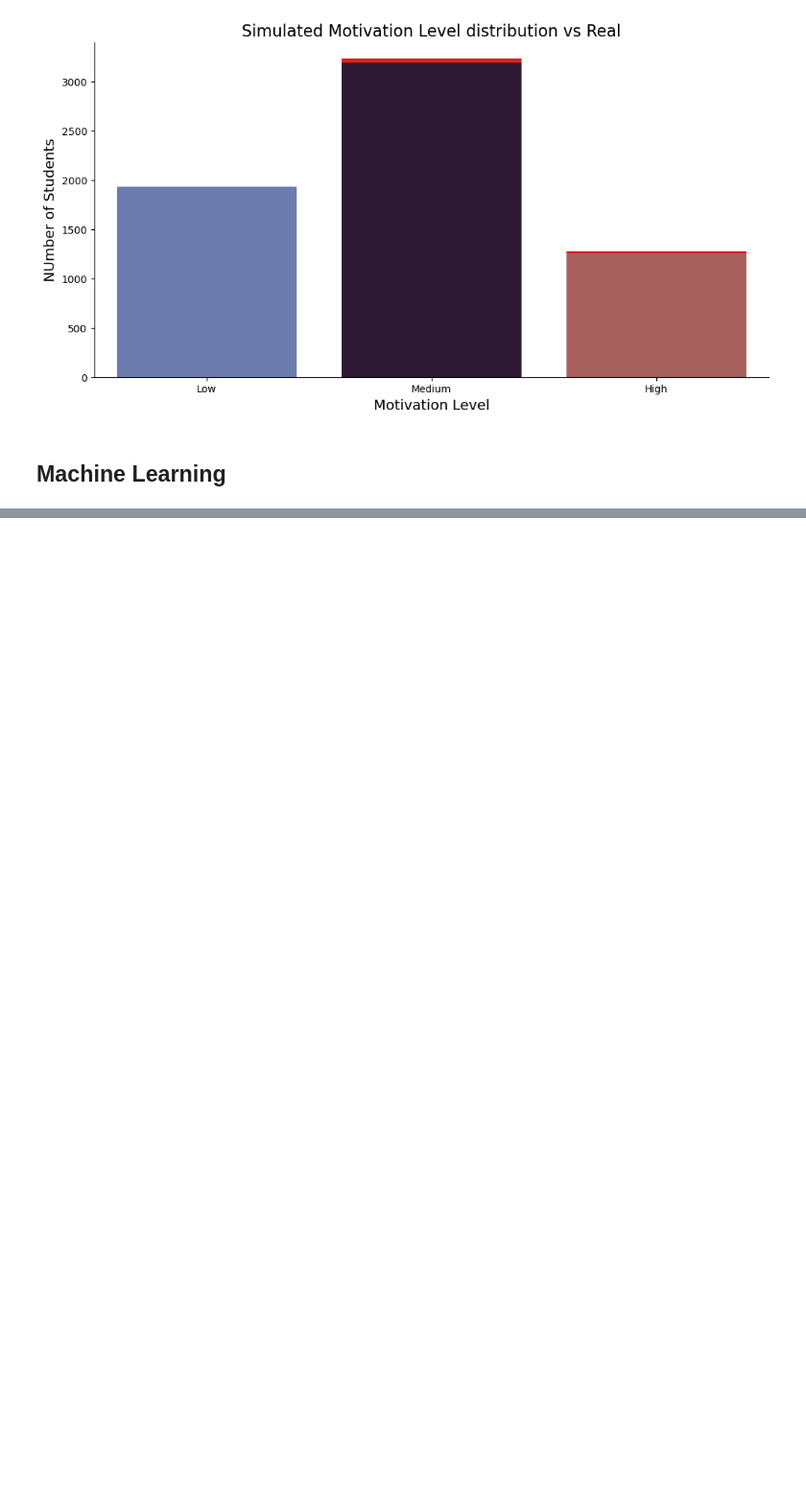
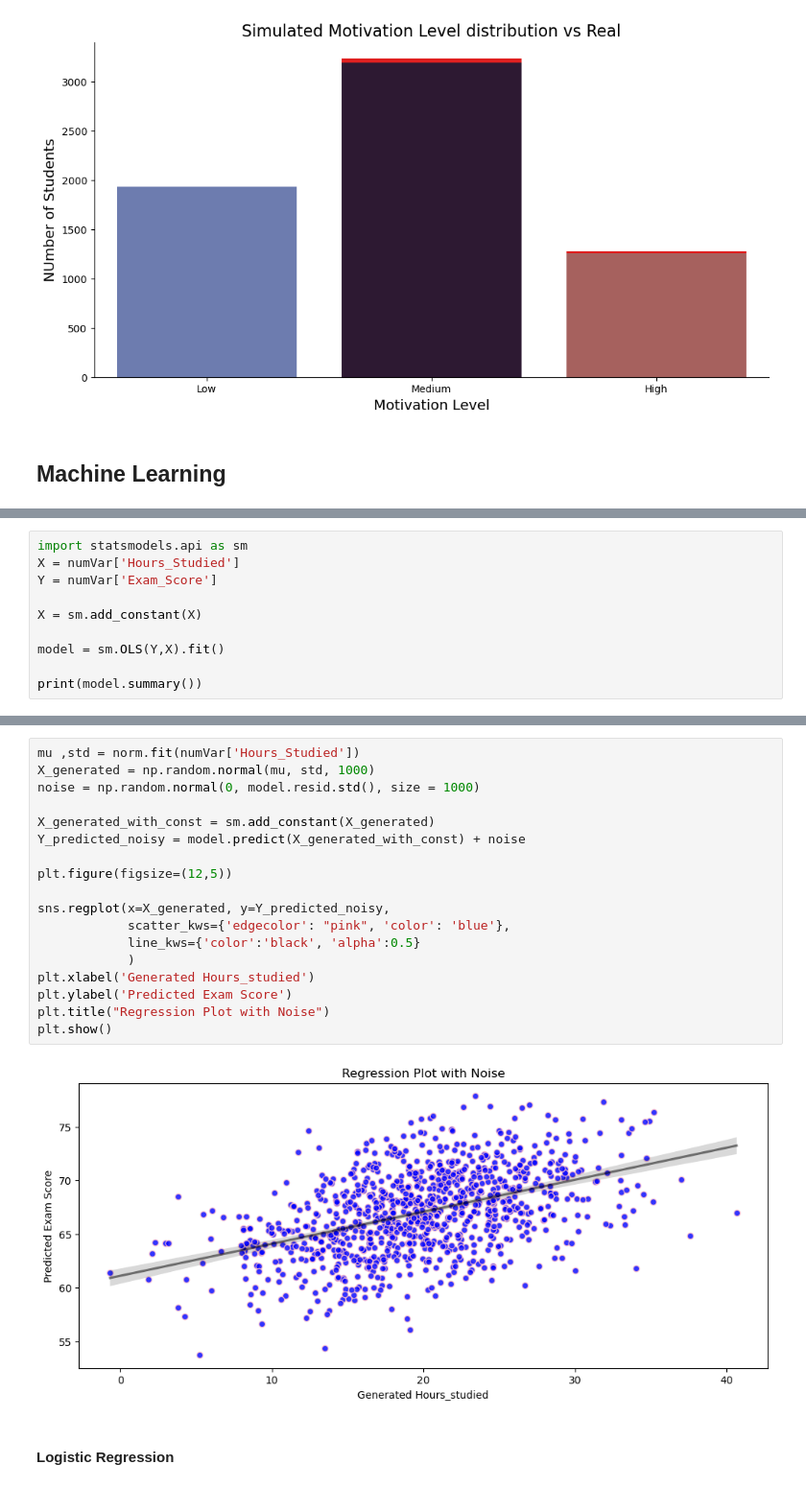
Before and after one commit to ImadElMaftouhi/Student_performance_factors, a Jupyter notebook: env1.ipynb, the cells around one changed output, grey strips where cells are left out. Shown at 96% size. Cells and saved outputs as stored; diff of their text form; blank space fills up the shorter version.

```diff
--- a/env1.ipynb
+++ b/env1.ipynb
@@ -1028,0 +1067,10 @@ Notes:
+# %%
+import statsmodels.api as sm
+X = numVar['Hours_Studied']
+Y = numVar['Exam_Score']
+
+X = sm.add_constant(X)
+
+model = sm.OLS(Y,X).fit()
+
+print(model.summary())
@@ -1028,0 +1095,22 @@ Notes:
+# %%
+mu ,std = norm.fit(numVar['Hours_Studied'])
+X_generated = np.random.normal(mu, std, 1000)
+noise = np.random.normal(0, model.resid.std(), size = 1000)
+
+X_generated_with_const = sm.add_constant(X_generated)
+Y_predicted_noisy = model.predict(X_generated_with_const) + noise
+
+plt.figure(figsize=(12,5))
+
+sns.regplot(x=X_generated, y=Y_predicted_noisy,
+            scatter_kws={'edgecolor': "pink", 'color': 'blue'},
+            line_kws={'color':'black', 'alpha':0.5}
+            )
+plt.xlabel('Generated Hours_studied')
+plt.ylabel('Predicted Exam Score')
+plt.title("Regression Plot with Noise")
+plt.show()
+# %% [output]
+[figure, added]
+# %% [markdown]
+#### Logistic Regression
```
Also changed, not shown: parts of 10 cells of this notebook.
